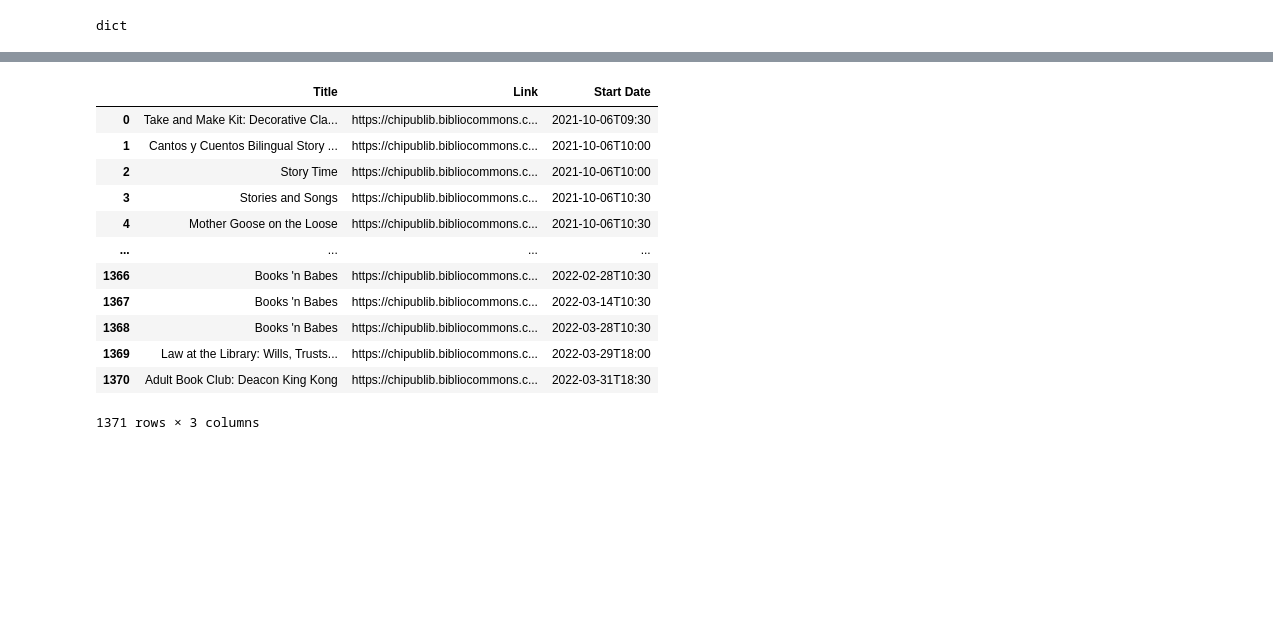
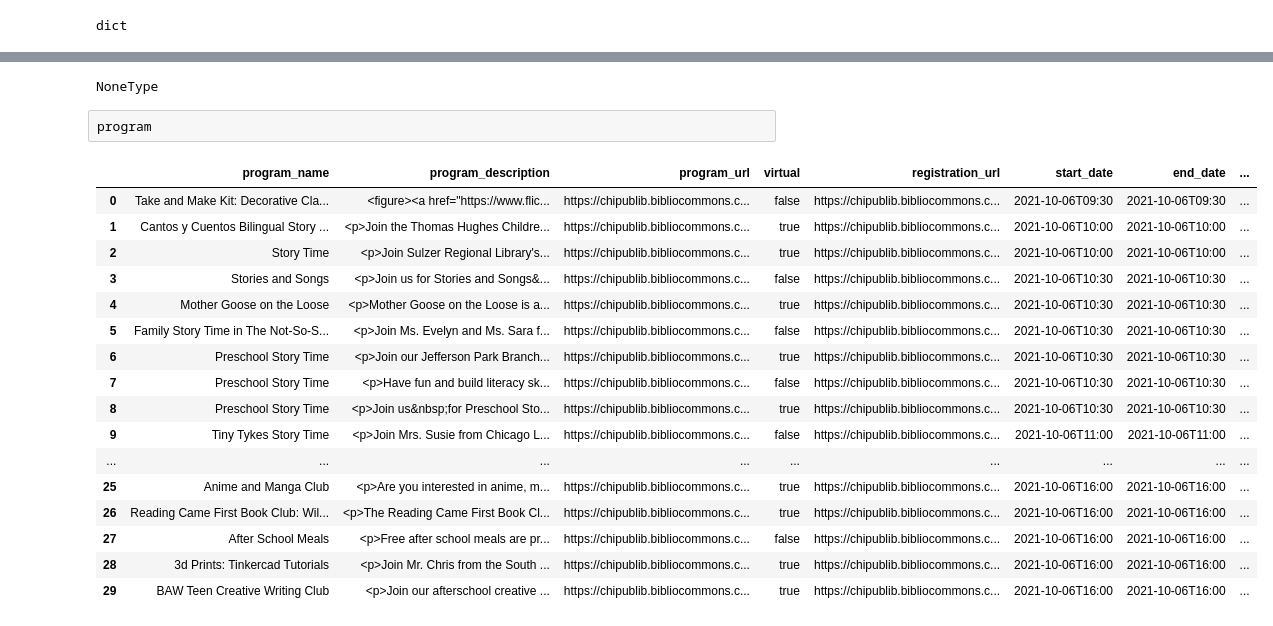
Before and after one commit to migheljackson/CPL_Scrape, a Jupyter notebook: CPL Scrape.ipynb, the cells around one changed output, grey strips where cells are left out. Drawn from its saved outputs; the diff is of its cells as text; code cells hidden in the pictures; blank space fills up the shorter version.

```diff
--- a/CPL Scrape.ipynb
+++ b/CPL Scrape.ipynb
@@ -28,3 +26,43 @@ for p in programs:
+# %%
+for p in programs:
+            title=p.find('title').text
+            description=p.find('description').text.strip()
+            link=p.find('link').text
+            virtual=p.find('bc:is_virtual').text
+            start_date=p.find('bc:start_date_local').text
+            end_date=p.find('bc:end_date_local').text
+            program=getattr(p.find('category',domain='Program'), 'text', None)
+            category=getattr(p.find('category',domain='Type'), 'text', None)
+            audience=p.find_all('category',domain='Audience')
+            language=p.find_all('category',domain='Language')
+#             location_name=p.find_all('bc:location','bc:name')
+            location_number=getattr(p.find('bc:number'), 'string', None)
+            location_street=getattr(p.find('bc:street'), 'string', None)
+            location_address=f'{location_number} {location_street}'
+            location_city=p.find('bc:city')
+            location_zip=p.find('bc:zip')
+            location_state=p.find('bc:state')
+
+            my_dict["program_name"].append(title)
+            my_dict["program_description"].append(description)
+            my_dict["program_url"].append(link)
+            my_dict["registration_url"].append(link)
+            my_dict["virtual"].append(virtual)
+            my_dict["start_date"].append(start_date)
+            my_dict["end_date"].append(start_date)
+            my_dict["program"].append(program)
+            my_dict["category"].append(category)
+            my_dict["audience"].append(audience)
+            my_dict["language"].append(language)
+#             my_dict["location_name"].append(location_name)
+            my_dict["location_address"].append(location_address)
+
+
+#             program={'title':title,
+#                     'link':link,
+#                     'start date':start_date
+#                     }
+#             program_list.append(program)
 # %%
 type(my_dict)
 # %% [output]
@@ -52,21 +90,31 @@ my_dict
+# %%
+type(program)
+# %% [output]
+NoneType
+# %% [raw]
+program
 # %%
 df = pd.DataFrame(my_dict)
 # %%
-df
+df.head(30)
 # %% [output]
-|  | Title | Link | Start Date |
-| 0 | Take and Make Kit: Decorative Cla... | https://chipublib.bibliocommons.c... | 2021-10-06T09:30 |
-| 1 | Cantos y Cuentos Bilingual Story ... | https://chipublib.bibliocommons.c... | 2021-10-06T10:00 |
-| 2 | Story Time | https://chipublib.bibliocommons.c... | 2021-10-06T10:00 |
-| 3 | Stories and Songs | https://chipublib.bibliocommons.c... | 2021-10-06T10:30 |
-| 4 | Mother Goose on the Loose | https://chipublib.bibliocommons.c... | 2021-10-06T10:30 |
-| ... | ... | ... | ... |
-| 1366 | Books 'n Babes | https://chipublib.bibliocommons.c... | 2022-02-28T10:30 |
-| 1367 | Books 'n Babes | https://chipublib.bibliocommons.c... | 2022-03-14T10:30 |
-| 1368 | Books 'n Babes | https://chipublib.bibliocommons.c... | 2022-03-28T10:30 |
-| 1369 | Law at the Library: Wills, Trusts... | https://chipublib.bibliocommons.c... | 2022-03-29T18:00 |
-| 1370 | Adult Book Club: ﻿Deacon King Kong | https://chipublib.bibliocommons.c... | 2022-03-31T18:30 |
+|  | program_name | program_description | program_url | virtual | registration_url | start_date | end_date | ... |
+| 0 | Take and Make Kit: Decorative Cla... | <figure><a href="https://www.flic... | https://chipublib.bibliocommons.c... | false | https://chipublib.bibliocommons.c... | 2021-10-06T09:30 | 2021-10-06T09:30 | ... |
+| 1 | Cantos y Cuentos Bilingual Story ... | <p>Join the Thomas Hughes Childre... | https://chipublib.bibliocommons.c... | true | https://chipublib.bibliocommons.c... | 2021-10-06T10:00 | 2021-10-06T10:00 | ... |
+| 2 | Story Time | <p>Join Sulzer Regional Library's... | https://chipublib.bibliocommons.c... | true | https://chipublib.bibliocommons.c... | 2021-10-06T10:00 | 2021-10-06T10:00 | ... |
+| 3 | Stories and Songs | <p>Join us for Stories and Songs&... | https://chipublib.bibliocommons.c... | false | https://chipublib.bibliocommons.c... | 2021-10-06T10:30 | 2021-10-06T10:30 | ... |
+| 4 | Mother Goose on the Loose | <p>Mother Goose on the Loose is a... | https://chipublib.bibliocommons.c... | true | https://chipublib.bibliocommons.c... | 2021-10-06T10:30 | 2021-10-06T10:30 | ... |
+| 5 | Family Story Time in The Not-So-S... | <p>Join Ms. Evelyn and Ms. Sara f... | https://chipublib.bibliocommons.c... | false | https://chipublib.bibliocommons.c... | 2021-10-06T10:30 | 2021-10-06T10:30 | ... |
+| 6 | Preschool Story Time | <p>Join our Jefferson Park Branch... | https://chipublib.bibliocommons.c... | true | https://chipublib.bibliocommons.c... | 2021-10-06T10:30 | 2021-10-06T10:30 | ... |
+| 7 | Preschool Story Time | <p>Have fun and build literacy sk... | https://chipublib.bibliocommons.c... | false | https://chipublib.bibliocommons.c... | 2021-10-06T10:30 | 2021-10-06T10:30 | ... |
+| 8 | Preschool Story Time | <p>Join us&nbsp;for Preschool Sto... | https://chipublib.bibliocommons.c... | true | https://chipublib.bibliocommons.c... | 2021-10-06T10:30 | 2021-10-06T10:30 | ... |
+| 9 | Tiny Tykes Story Time | <p>Join Mrs. Susie from Chicago L... | https://chipublib.bibliocommons.c... | false | https://chipublib.bibliocommons.c... | 2021-10-06T11:00 | 2021-10-06T11:00 | ... |
+| ... | ... | ... | ... | ... | ... | ... | ... | ... |
+| 25 | Anime and Manga Club | <p>Are you interested in anime, m... | https://chipublib.bibliocommons.c... | true | https://chipublib.bibliocommons.c... | 2021-10-06T16:00 | 2021-10-06T16:00 | ... |
+| 26 | Reading Came First Book Club: Wil... | <p>The Reading Came First Book Cl... | https://chipublib.bibliocommons.c... | true | https://chipublib.bibliocommons.c... | 2021-10-06T16:00 | 2021-10-06T16:00 | ... |
+| 27 | After School Meals | <p>Free after school meals are pr... | https://chipublib.bibliocommons.c... | false | https://chipublib.bibliocommons.c... | 2021-10-06T16:00 | 2021-10-06T16:00 | ... |
+| 28 | 3d Prints: Tinkercad Tutorials | <p>Join Mr. Chris from the South ... | https://chipublib.bibliocommons.c... | true | https://chipublib.bibliocommons.c... | 2021-10-06T16:00 | 2021-10-06T16:00 | ... |
+| 29 | BAW Teen Creative Writing Club | <p>Join our afterschool creative ... | https://chipublib.bibliocommons.c... | true | https://chipublib.bibliocommons.c... | 2021-10-06T16:00 | 2021-10-06T16:00 | ... |
-1371 rows × 3 columns
 # %%
 # def cpl_programs(url):
 #     program_list=[]
```
Also changed, not shown: parts of 6 cells of this notebook.
